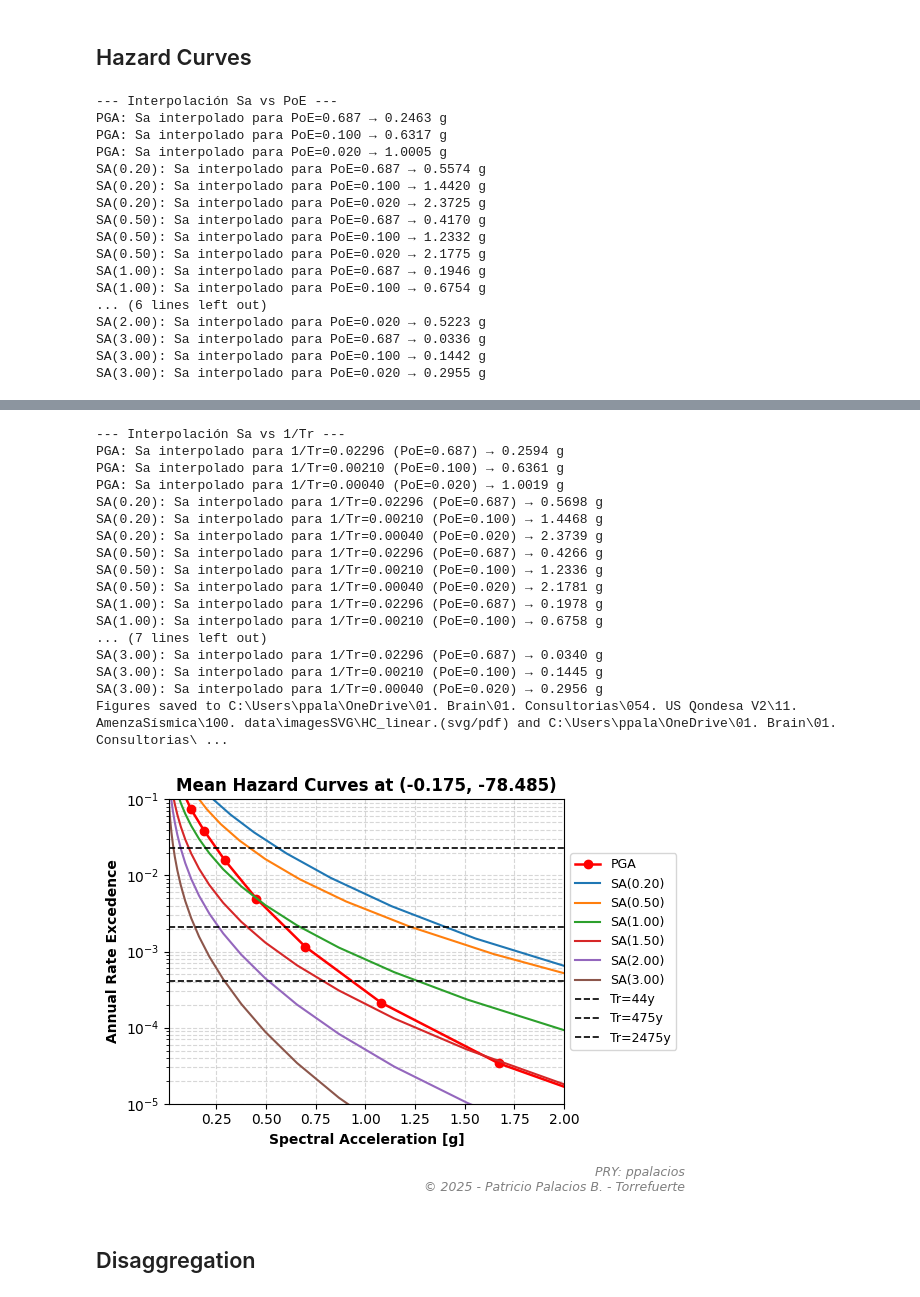
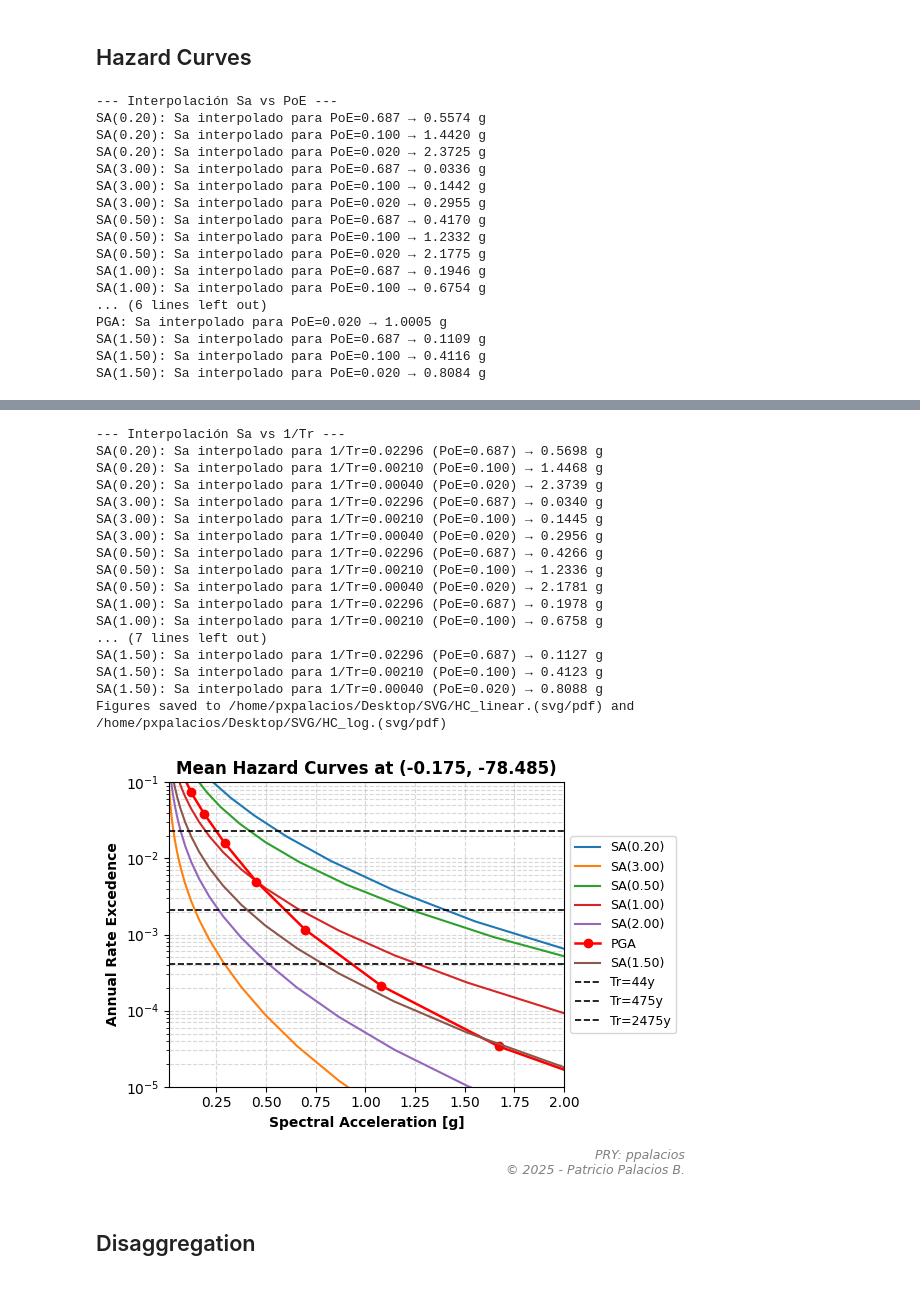
Before and after one commit to ppalacios92/OpenQuakeUHS, a Jupyter notebook: src/OpenQuakeUHS/examples/Main_Openqake_Hazard.ipynb, the cells around one changed output, grey strips where cells are left out. Drawn from its saved outputs; the diff is of its cells as text; code cells hidden in the pictures.

```diff
--- a/src/OpenQuakeUHS/examples/Main_Openqake_Hazard.ipynb
+++ b/src/OpenQuakeUHS/examples/Main_Openqake_Hazard.ipynb
@@ -20,7 +19,8 @@ poe_values=0.2
 poe=0.02
 # 0.687 , 0.50 , 0.2 , 0.1 , 0.02
 # %%
-SVG_path=r'C:\Users\ppala\OneDrive\01. Brain\01. Consultorias\054. US Qondesa V2\11. AmenzaSísmica\100. data\imagesSVG'
+# SVG_path=r'C:\Users\ppala\OneDrive\01. Brain\01. Consultorias\054. US Qondesa V2\11. AmenzaSísmica\100. data\imagesSVG'
+SVG_path='/home/pxpalacios/Desktop/SVG'
 PRY_name='ppalacios'
 # %%
 # mean, rlz, quantile = classify_csv_files(r"data\uhs")
@@ -88,7 +89,8 @@ uhs.plot(poe=poe)
 ## Hazard Curves
 # %%
 # mean_hc, rlz_hc, quantile_hc = classify_hazard_files(r"data\hazard_curves")
-mean_hc, rlz_hc, quantile_hc = classify_hazard_files(r'C:\Users\ppala\OneDrive\01. Brain\11. GitHub\OpenQuakeUHS\src\OpenQuakeUHS\examples\data\hazard_curves')
+# mean_hc, rlz_hc, quantile_hc = classify_hazard_files(r'C:\Users\ppala\OneDrive\01. Brain\11. GitHub\OpenQuakeUHS\src\OpenQuakeUHS\examples\data\hazard_curves')
+mean_hc, rlz_hc, quantile_hc = classify_hazard_files('/home/pxpalacios/Dropbox/01. Brain/11. GitHub/OpenQuakeUHS/src/OpenQuakeUHS/examples/data/hazard_curves')
 plot_mean_and_rlz_hazard_curves(mean_files=mean_hc,
                                 rlz_files=None,
                                 periods=[0.01 , 0.2 ,0.50, 1.0 , 1.5 , 2.0 , 3.0] ,
@@ -102,19 +104,19 @@ plot_mean_and_rlz_hazard_curves(mean_files=mean_hc,
 # plot_mean_and_rlz_hazard_curves(mean_files=mean_hc, rlz_files=None, periods=[0.01 , 0.1, 0.2 , 0.5 , 1 ], reference_value=0.1)
 # %% [output]
 --- Interpolación Sa vs PoE ---
-PGA: Sa interpolado para PoE=0.687 → 0.2463 g
-PGA: Sa interpolado para PoE=0.100 → 0.6317 g
-PGA: Sa interpolado para PoE=0.020 → 1.0005 g
 SA(0.20): Sa interpolado para PoE=0.687 → 0.5574 g
 SA(0.20): Sa interpolado para PoE=0.100 → 1.4420 g
 SA(0.20): Sa interpolado para PoE=0.020 → 2.3725 g
+SA(3.00): Sa interpolado para PoE=0.687 → 0.0336 g
+SA(3.00): Sa interpolado para PoE=0.100 → 0.1442 g
+SA(3.00): Sa interpolado para PoE=0.020 → 0.2955 g
 SA(0.50): Sa interpolado para PoE=0.687 → 0.4170 g
 SA(0.50): Sa interpolado para PoE=0.100 → 1.2332 g
 SA(0.50): Sa interpolado para PoE=0.020 → 2.1775 g
 SA(1.00): Sa interpolado para PoE=0.687 → 0.1946 g
 SA(1.00): Sa interpolado para PoE=0.100 → 0.6754 g
 ... (6 lines left out)
-SA(2.00): Sa interpolado para PoE=0.020 → 0.5223 g
-SA(3.00): Sa interpolado para PoE=0.687 → 0.0336 g
-SA(3.00): Sa interpolado para PoE=0.100 → 0.1442 g
-SA(3.00): Sa interpolado para PoE=0.020 → 0.2955 g
+PGA: Sa interpolado para PoE=0.020 → 1.0005 g
+SA(1.50): Sa interpolado para PoE=0.687 → 0.1109 g
+SA(1.50): Sa interpolado para PoE=0.100 → 0.4116 g
+SA(1.50): Sa interpolado para PoE=0.020 → 0.8084 g
@@ -122,21 +124,21 @@ SA(3.00): Sa interpolado para PoE=0.020 → 0.2955 g
 --- Interpolación Sa vs 1/Tr ---
-PGA: Sa interpolado para 1/Tr=0.02296 (PoE=0.687) → 0.2594 g
-PGA: Sa interpolado para 1/Tr=0.00210 (PoE=0.100) → 0.6361 g
-PGA: Sa interpolado para 1/Tr=0.00040 (PoE=0.020) → 1.0019 g
 SA(0.20): Sa interpolado para 1/Tr=0.02296 (PoE=0.687) → 0.5698 g
 SA(0.20): Sa interpolado para 1/Tr=0.00210 (PoE=0.100) → 1.4468 g
 SA(0.20): Sa interpolado para 1/Tr=0.00040 (PoE=0.020) → 2.3739 g
+SA(3.00): Sa interpolado para 1/Tr=0.02296 (PoE=0.687) → 0.0340 g
+SA(3.00): Sa interpolado para 1/Tr=0.00210 (PoE=0.100) → 0.1445 g
+SA(3.00): Sa interpolado para 1/Tr=0.00040 (PoE=0.020) → 0.2956 g
 SA(0.50): Sa interpolado para 1/Tr=0.02296 (PoE=0.687) → 0.4266 g
 SA(0.50): Sa interpolado para 1/Tr=0.00210 (PoE=0.100) → 1.2336 g
 SA(0.50): Sa interpolado para 1/Tr=0.00040 (PoE=0.020) → 2.1781 g
 SA(1.00): Sa interpolado para 1/Tr=0.02296 (PoE=0.687) → 0.1978 g
 SA(1.00): Sa interpolado para 1/Tr=0.00210 (PoE=0.100) → 0.6758 g
 ... (7 lines left out)
-SA(3.00): Sa interpolado para 1/Tr=0.02296 (PoE=0.687) → 0.0340 g
-SA(3.00): Sa interpolado para 1/Tr=0.00210 (PoE=0.100) → 0.1445 g
-SA(3.00): Sa interpolado para 1/Tr=0.00040 (PoE=0.020) → 0.2956 g
-Figures saved to C:\Users\ppala\OneDrive\01. Brain\01. Consultorias\054. US Qondesa V2\11. AmenzaSísmica\100. data\imagesSVG\HC_linear.(svg/pdf) and C:\Users\ppala\OneDrive\01. Brain\01. Consultorias\ ...
+SA(1.50): Sa interpolado para 1/Tr=0.02296 (PoE=0.687) → 0.1127 g
+SA(1.50): Sa interpolado para 1/Tr=0.00210 (PoE=0.100) → 0.4123 g
+SA(1.50): Sa interpolado para 1/Tr=0.00040 (PoE=0.020) → 0.8088 g
+Figures saved to /home/pxpalacios/Desktop/SVG/HC_linear.(svg/pdf) and /home/pxpalacios/Desktop/SVG/HC_log.(svg/pdf)
-[figure, old version]
+[figure, new version]
 # %% [markdown]
 ## Disaggregation
 # %%
```
Also changed, not shown: parts of 6 cells of this notebook, 3 other files.
